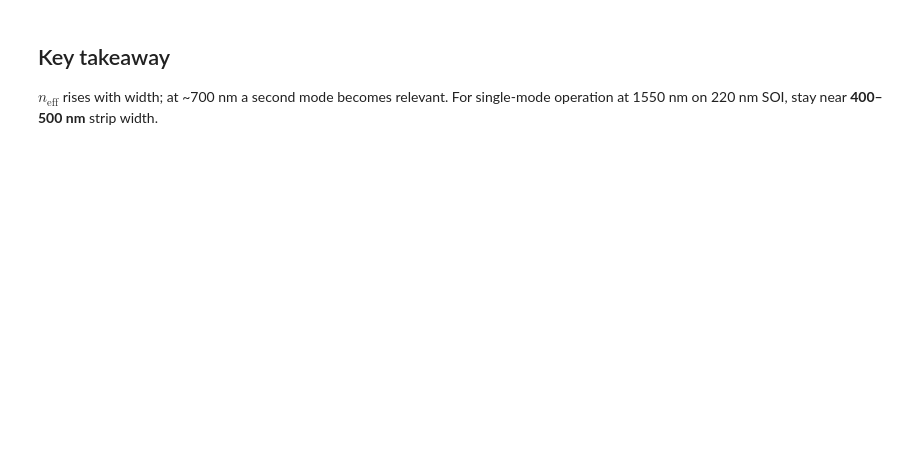
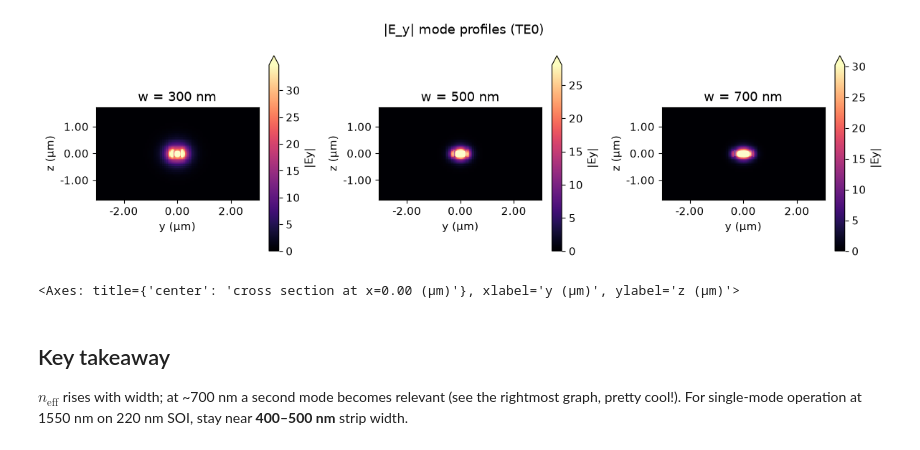
Before and after one commit to Shahbaz-z/fdtd-pic-simulations, a Jupyter notebook: notebooks/01_mode_width_sweep.ipynb, the cells around one changed output. Saved outputs shown, nothing was run; the diff lists cells and outputs as text; code cells hidden in the pictures; blank space fills up the shorter version.

Commit message:
Complete Module 1: TE0 n_eff sweep and Ey mode profiles

```diff
--- a/notebooks/01_mode_width_sweep.ipynb
+++ b/notebooks/01_mode_width_sweep.ipynb
@@ -27,9 +56,11 @@ plt.show()
 fig, axes = plt.subplots(1, 3, figsize=(12, 3.5))
 for ax, w in zip(axes, PROFILE_WIDTHS_UM):
     result = solve_modes(w)
-    result.mode_solver.plot_field(field_name='Ez', val='abs', mode_index=0, ax=ax)
+    i0 = int(np.argmax(result.n_eff))
+    result.mode_solver.plot_field(field_name="Ey", val="abs", mode_index=i0, ax=ax)
     ax.set_title(f'w = {int(w*1000)} nm')
-fig.suptitle(r'$|E|^2$ mode profiles (TE$_0$)')
+fig.suptitle(r'|E_y| mode profiles (TE0)')
 fig.tight_layout()
 save_figure(fig, '../assets/mode_profiles_3widths.png')
 plt.show()
+# %% [output]
@@ -36,4 +73,13 @@ plt.show()
+[figure, added]
+# %%
+result = solve_modes(w)
+i0 = int(np.argmax(result.n_eff))
+
+# Best options — try in order:
+result.mode_solver.plot_field(field_name="Ey", val="abs", mode_index=i0, ax=ax)
+# %% [output]
+<Axes: title={'center': 'cross section at x=0.00 (μm)'}, xlabel='y (μm)', ylabel='z (μm)'>
 # %% [markdown]
 ## Key takeaway
 
-$n_{\mathrm{eff}}$ rises with width; at ~700 nm a second mode becomes relevant. For single-mode operation at 1550 nm on 220 nm SOI, stay near **400–500 nm** strip width.
+$n_{\mathrm{eff}}$ rises with width; at ~700 nm a second mode becomes relevant (see the rightmost graph, pretty cool!). For single-mode operation at 1550 nm on 220 nm SOI, stay near **400–500 nm** strip width.
```
Also changed, not shown: parts of 4 cells of this notebook, 3 other files.
